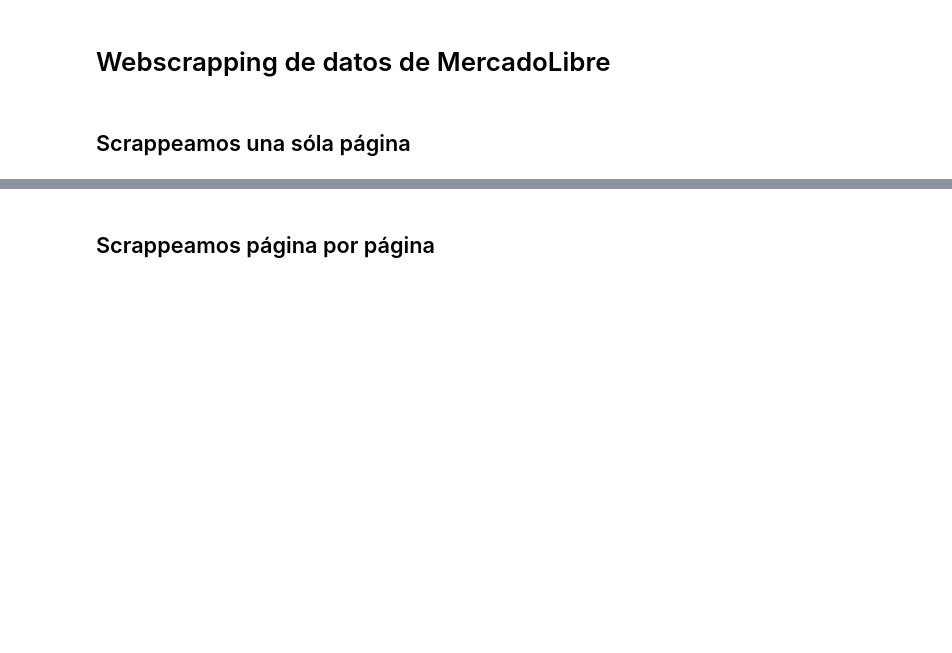
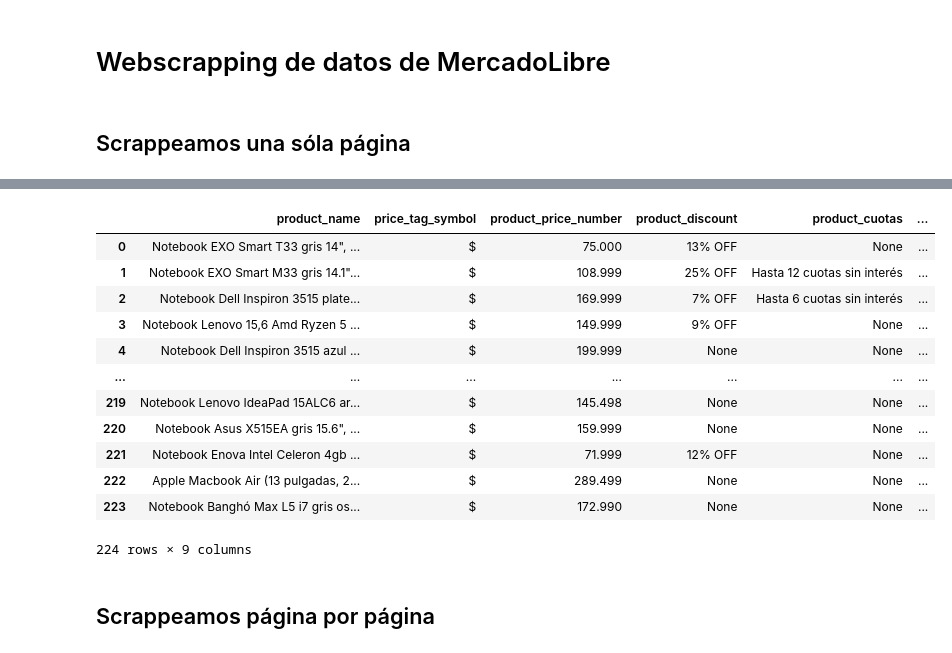
Before and after one commit to matog/Flacso_ciencia_de_datos_python_2023, a Jupyter notebook: Clase7/MercadoLibre.ipynb, the cells around one changed output, grey strips where cells are left out. Drawn from its saved outputs; the diff is of its cells as text; code cells hidden in the pictures; blank space fills up the shorter version.

```diff
--- a/Clase7/MercadoLibre.ipynb
+++ b/Clase7/MercadoLibre.ipynb
@@ -78,6 +99,22 @@ for item in item_list:
 # %%
 # Creamos un dataframe a partir de un dict. Tenemos que aplicar transpose para que cambie filas por columnas
 df = pd.DataFrame(dict).transpose()
+# %%
+df
+# %% [output]
+|  | product_name | price_tag_symbol | product_price_number | product_discount | product_cuotas | ... |
+| 0 | Notebook EXO Smart T33 gris 14", ... | $ | 75.000 | 13% OFF | None | ... |
+| 1 | Notebook EXO Smart M33 gris 14.1"... | $ | 108.999 | 25% OFF | Hasta 12 cuotas sin interés | ... |
+| 2 | Notebook Dell Inspiron 3515 plate... | $ | 169.999 | 7% OFF | Hasta 6 cuotas sin interés | ... |
+| 3 | Notebook Lenovo 15,6 Amd Ryzen 5 ... | $ | 149.999 | 9% OFF | None | ... |
+| 4 | Notebook Dell Inspiron 3515 azul ... | $ | 199.999 | None | None | ... |
+| ... | ... | ... | ... | ... | ... | ... |
+| 219 | Notebook Lenovo IdeaPad 15ALC6 ar... | $ | 145.498 | None | None | ... |
+| 220 | Notebook Asus X515EA gris 15.6", ... | $ | 159.999 | None | None | ... |
+| 221 | Notebook Enova Intel Celeron 4gb ... | $ | 71.999 | 12% OFF | None | ... |
+| 222 | Apple Macbook Air (13 pulgadas, 2... | $ | 289.499 | None | None | ... |
+| 223 | Notebook Banghó Max L5 i7 gris os... | $ | 172.990 | None | None | ... |
+224 rows × 9 columns
 # %% [markdown]
 ## Scrappeamos página por página
 # %%
```
Also changed, not shown: parts of 4 cells of this notebook, 2 other files.
